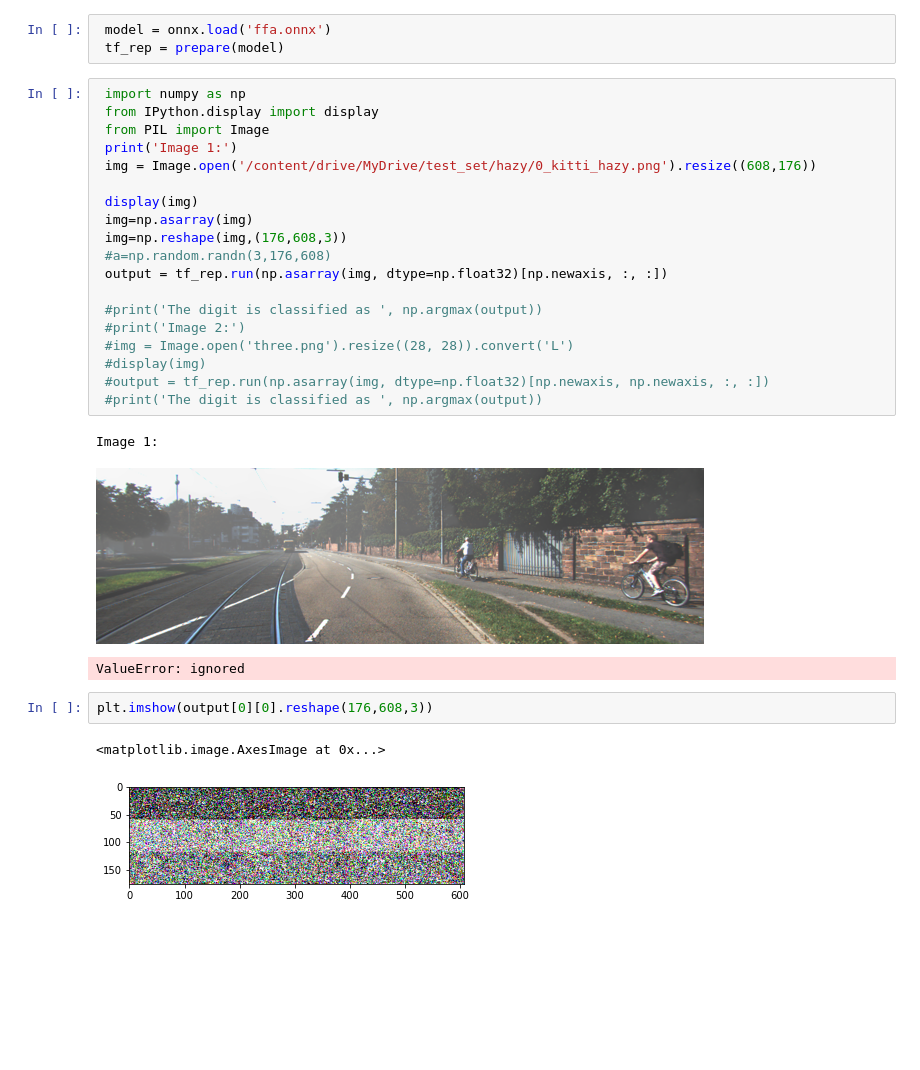
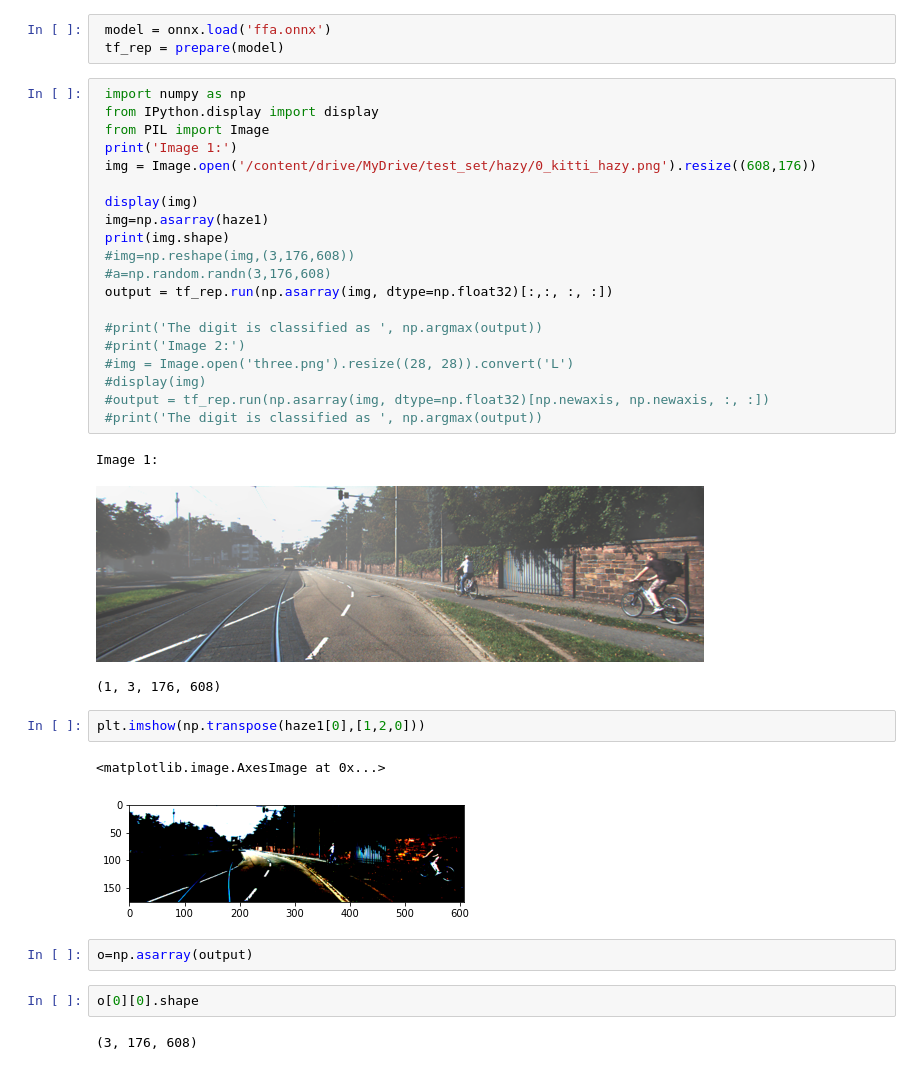
Before and after one commit to abubakrsiddq/BinaryMap, a Jupyter notebook: ffa_onnx.ipynb, the cells around one changed output. Drawn from its saved outputs; the diff is of its cells as text; blank space fills up the shorter version.

```diff
--- a/ffa_onnx.ipynb
+++ b/ffa_onnx.ipynb
@@ -393,10 +403,11 @@ img.shape
  img = Image.open('/content/drive/MyDrive/test_set/hazy/0_kitti_hazy.png').resize((608,176))
 
  display(img)
- img=np.asarray(img)
- img=np.reshape(img,(176,608,3))
+ img=np.asarray(haze1)
+ print(img.shape)
+ #img=np.reshape(img,(3,176,608))
  #a=np.random.randn(3,176,608)
- output = tf_rep.run(np.asarray(img, dtype=np.float32)[np.newaxis, :, :])
+ output = tf_rep.run(np.asarray(img, dtype=np.float32)[:,:, :, :])
 
  #print('The digit is classified as ', np.argmax(output))
  #print('Image 2:')
@@ -407,9 +418,15 @@ img.shape
 # %% [output]
 Image 1:
 [figure]
-ValueError: ignored
+(1, 3, 176, 608)
-# %%
-plt.imshow(output[0][0].reshape(176,608,3))
-# %% [output]
-<matplotlib.image.AxesImage at 0x...>
-[figure, removed]
+# %%
+plt.imshow(np.transpose(haze1[0],[1,2,0]))
+# %% [output]
+<matplotlib.image.AxesImage at 0x...>
+[figure, added]
+# %%
+o=np.asarray(output)
+# %%
+o[0][0].shape
+# %% [output]
+(3, 176, 608)
```
Also changed, not shown: parts of 10 cells of this notebook.
